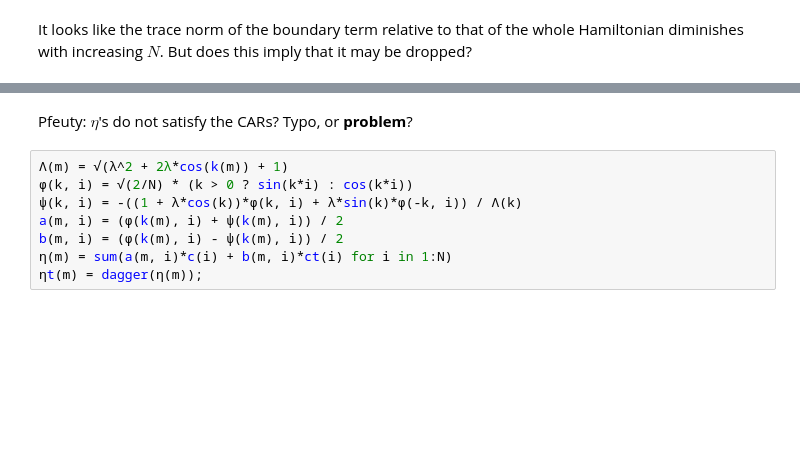
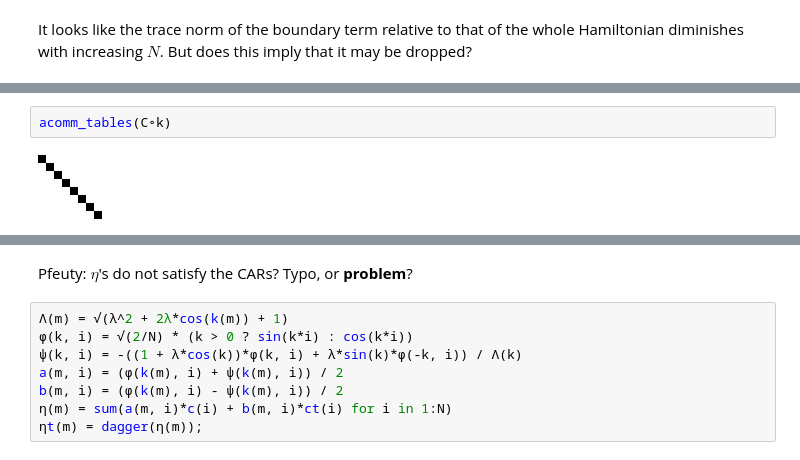
Before and after one commit to jfjhh/reed-thesis, a Jupyter notebook: notebooks/transverse-ising.ipynb, the cells around one changed output, grey strips where cells are left out. Drawn from its saved outputs; the diff is of its cells as text; blank space fills up the shorter version.

```diff
--- a/notebooks/transverse-ising.ipynb
+++ b/notebooks/transverse-ising.ipynb
@@ -93,0 +147,4 @@ Striff: Works for all cases.
+# %%
+acomm_tables(C∘k)
+# %% [output]
+[figure, added]
```
Also changed, not shown: parts of 87 cells of this notebook, 3 other files.
